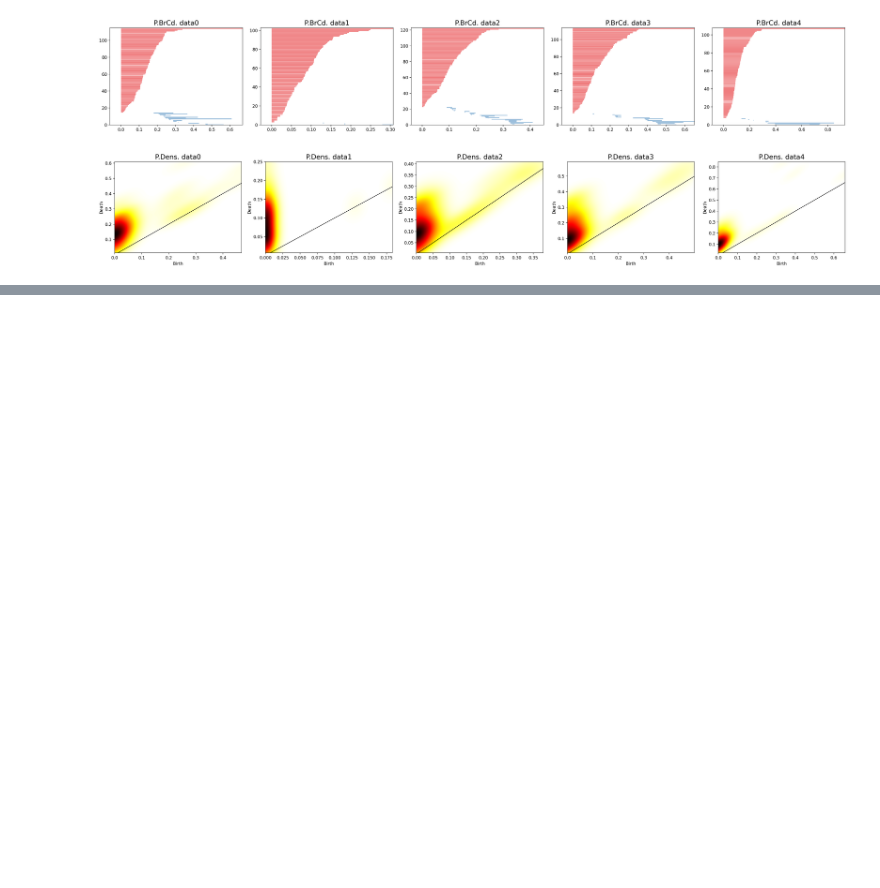
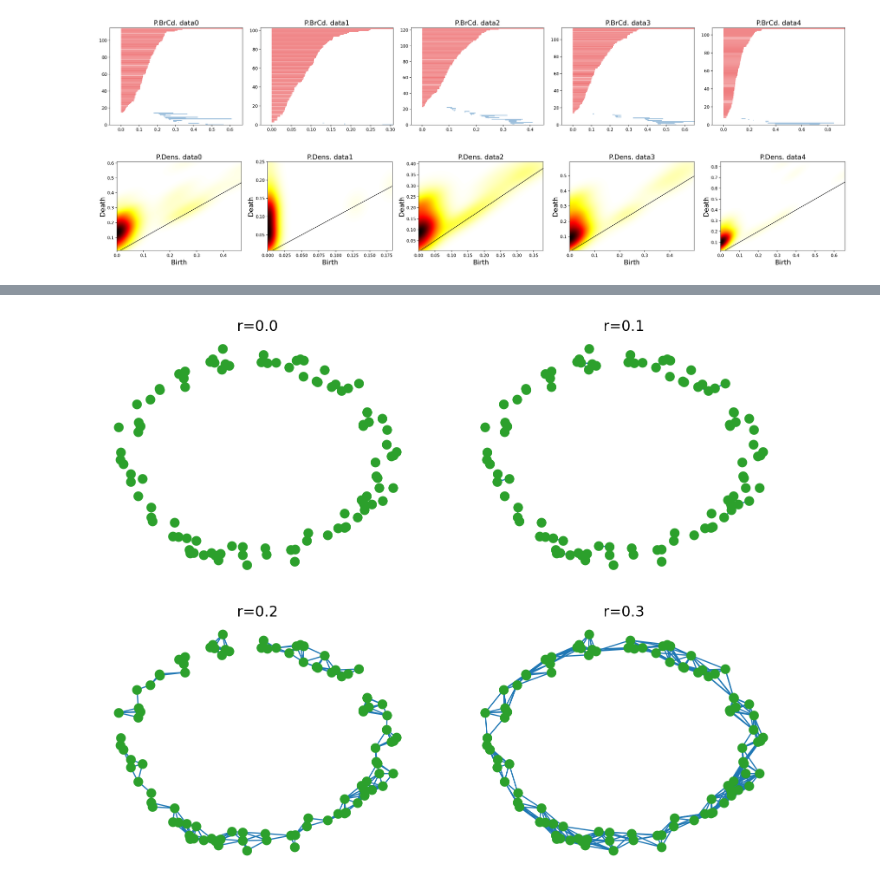
Before and after one commit to AGardinon/TopData-project, a Jupyter notebook: notebooks/2_TopologyMethods.ipynb, the cells around one changed output, grey strips where cells are left out. Saved outputs shown, nothing was run; the diff lists cells and outputs as text; code cells hidden in the pictures; blank space fills up the shorter version.

```diff
--- a/notebooks/2_TopologyMethods.ipynb
+++ b/notebooks/2_TopologyMethods.ipynb
@@ -143,0 +128,10 @@ nx.draw(G, pos=dataSet_list[0].values,
+# %%
+SET = '1'
+filtration_cycle = [0.0, 0.1, 0.2, 0.3]
+fig, ax = myplt.get_axes(len(filtration_cycle), max_col=2, res=200)
+for i,fil in enumerate(filtration_cycle):
+    filtration = get_filtration(dataSet['data_'+SET],VRcomplexes['VR_'+SET],r=fil)
+    plt_filtration(dataSet['data_'+SET], filtration, axes=ax[i])
+    ax[i].set_title(r'r='+str(fil))
+# %% [output]
+[figure, added]
```
Also changed, not shown: parts of 19 cells of this notebook.
